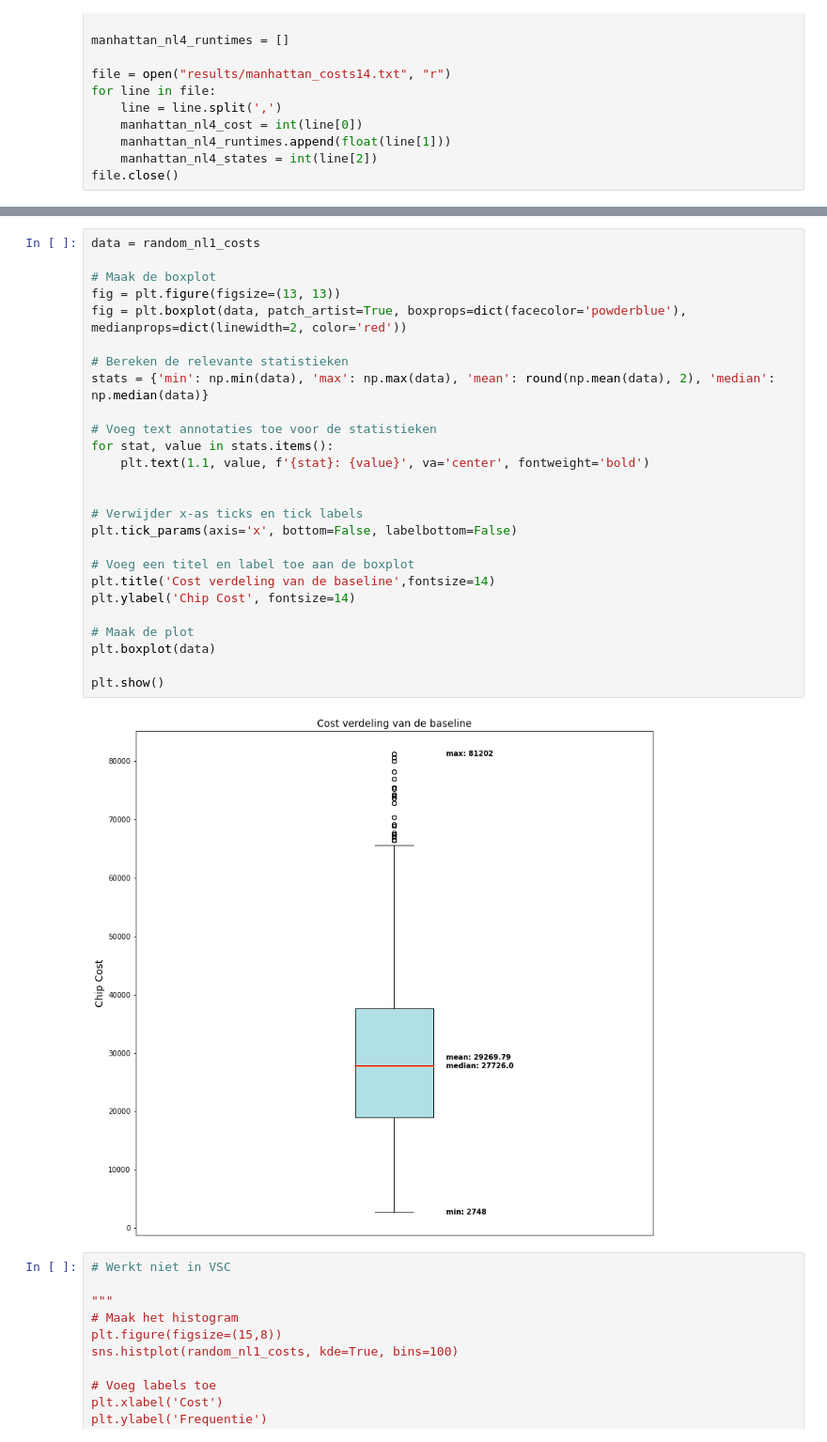
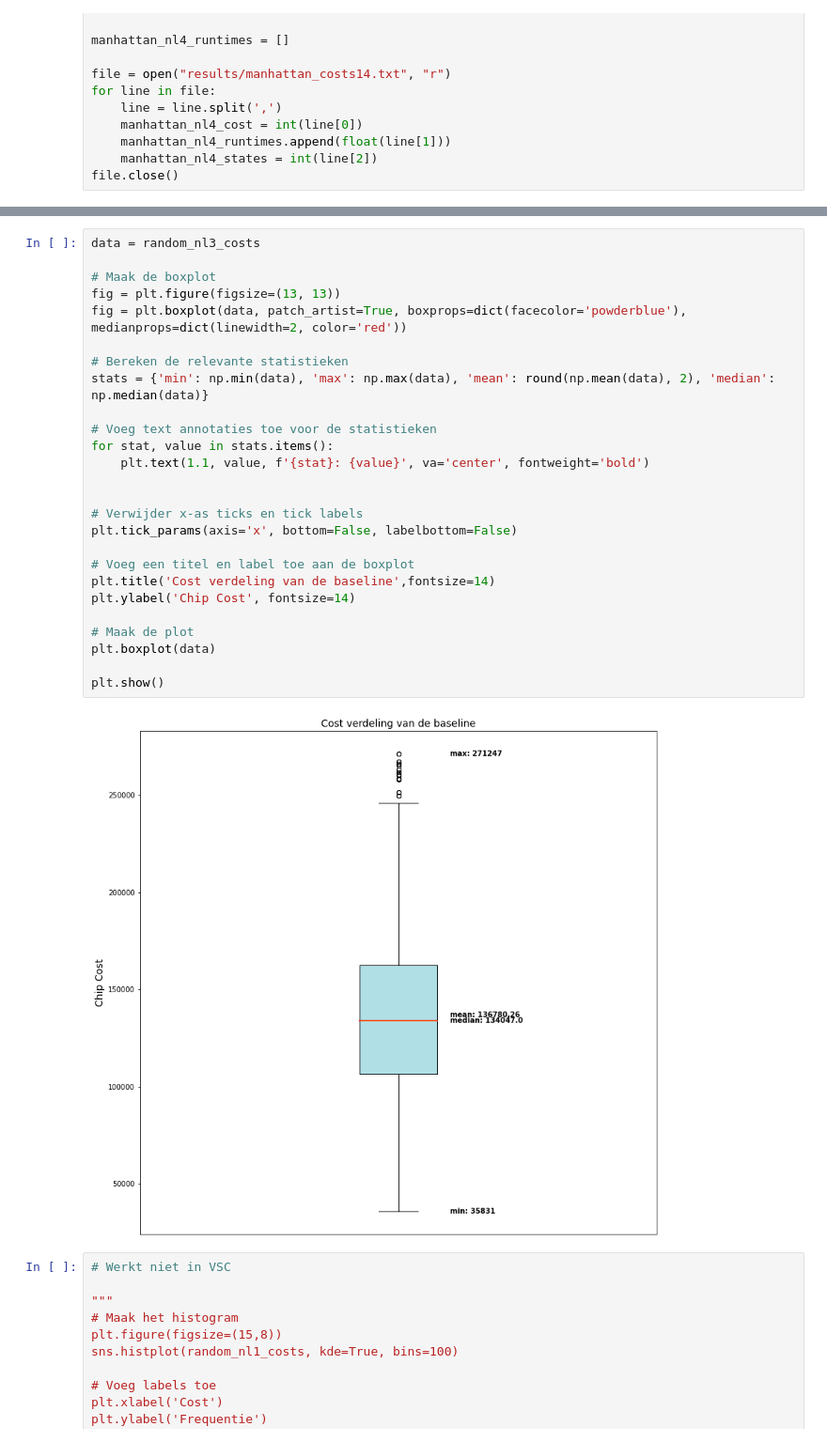
Before and after one commit to AlgorithmsAndHeuristics/ChipsAndCircuits, a Jupyter notebook: code/experiments/experiments.ipynb, the cells around one changed output, grey strips where cells are left out. Shown at 94% size. Drawn from its saved outputs; the diff is of its cells as text.

```diff
--- a/code/experiments/experiments.ipynb
+++ b/code/experiments/experiments.ipynb
@@ -86,31 +99,31 @@ file.close()
 # %%
-data = random_nl1_costs
+data = random_nl3_costs
 
 # Maak de boxplot
 fig = plt.figure(figsize=(13, 13))
 fig = plt.boxplot(data, patch_artist=True, boxprops=dict(facecolor='powderblue'), medianprops=dict(linewidth=2, color='red'))
 
 # Bereken de relevante statistieken
 stats = {'min': np.min(data), 'max': np.max(data), 'mean': round(np.mean(data), 2), 'median': np.median(data)}
 
 # Voeg text annotaties toe voor de statistieken
 for stat, value in stats.items():
     plt.text(1.1, value, f'{stat}: {value}', va='center', fontweight='bold')
 
 
 # Verwijder x-as ticks en tick labels
 plt.tick_params(axis='x', bottom=False, labelbottom=False)
 
 # Voeg een titel en label toe aan de boxplot
 plt.title('Cost verdeling van de baseline',fontsize=14)
 plt.ylabel('Chip Cost', fontsize=14)
 
 # Maak de plot
 plt.boxplot(data)
 
 plt.show()
 # %% [output]
-[figure, old version]
+[figure, new version]
 # %%
 # Werkt niet in VSC
 
```
Also changed, not shown: parts of 7 cells of this notebook, 5 other files.
